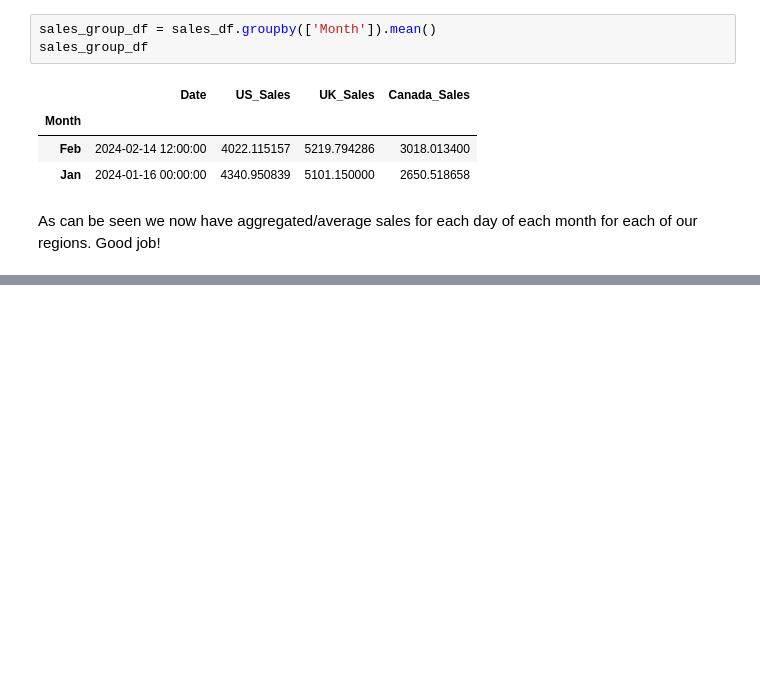
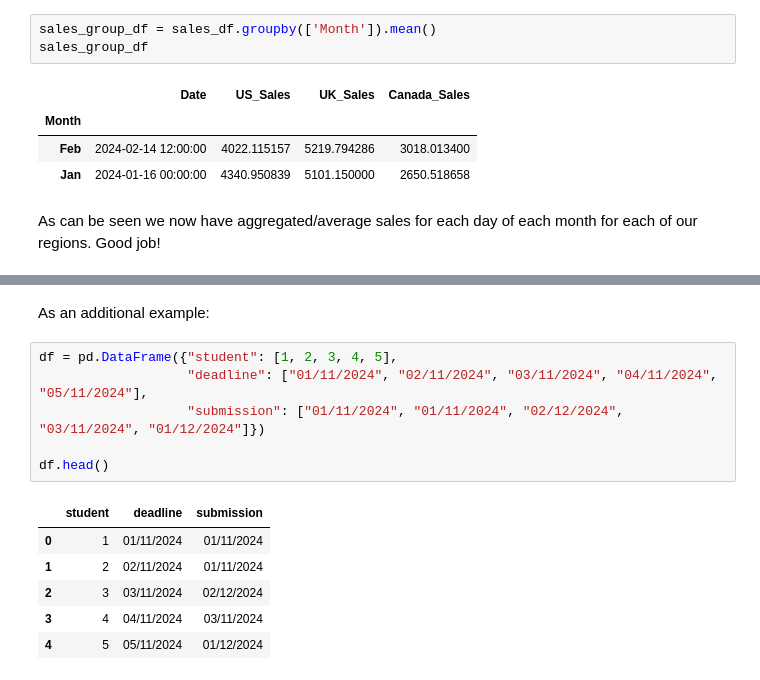
Before and after one commit to MJMortensonWarwick/AnalyticsInPractice2425, a Jupyter notebook: 2_4_Transforms_and_Concatenation.ipynb, the cells around one changed output, grey strips where cells are left out. Cells and saved outputs as stored; diff of their text form; blank space fills up the shorter version.

```diff
--- a/2_4_Transforms_and_Concatenation.ipynb
+++ b/2_4_Transforms_and_Concatenation.ipynb
@@ -210,0 +314,15 @@ As can be seen we now have aggregated/average sales for each day of each month f
+# %% [markdown]
+As an additional example:
+# %%
+df = pd.DataFrame({"student": [1, 2, 3, 4, 5],
+                   "deadline": ["01/11/2024", "02/11/2024", "03/11/2024", "04/11/2024", "05/11/2024"],
+                   "submission": ["01/11/2024", "01/11/2024", "02/12/2024", "03/11/2024", "01/12/2024"]})
+
+df.head()
+# %% [output]
+|  | student | deadline | submission |
+| 0 | 1 | 01/11/2024 | 01/11/2024 |
+| 1 | 2 | 02/11/2024 | 01/11/2024 |
+| 2 | 3 | 03/11/2024 | 02/12/2024 |
+| 3 | 4 | 04/11/2024 | 03/11/2024 |
+| 4 | 5 | 05/11/2024 | 01/12/2024 |
```
Also changed, not shown: parts of 10 cells of this notebook.
